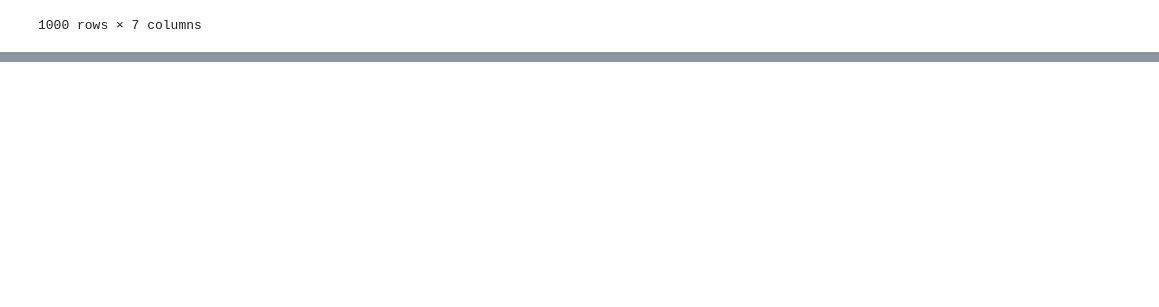
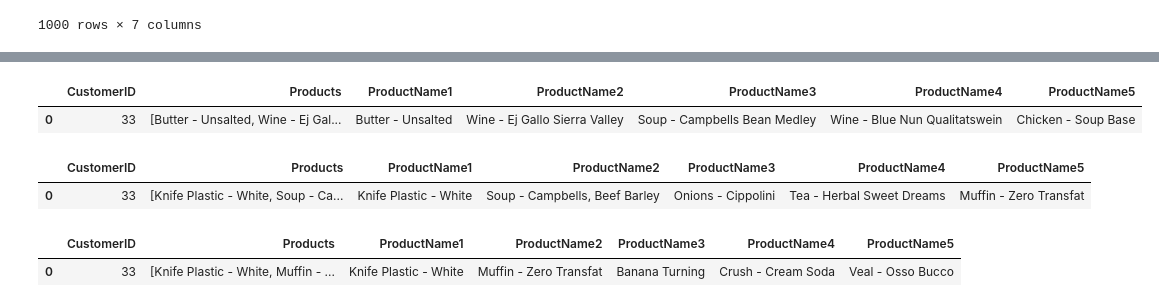
Before and after one commit to elvestevez/dataptmad0522_labs, a Jupyter notebook: extra-work/m2/lab-intro-recommender-systems/your-code/main.ipynb, the cells around one changed output, grey strips where cells are left out. Cells and saved outputs as stored; diff of their text form; code cells hidden in the pictures; blank space fills up the shorter version.

```diff
--- a/extra-work/m2/lab-intro-recommender-systems/your-code/main.ipynb
+++ b/extra-work/m2/lab-intro-recommender-systems/your-code/main.ipynb
@@ -503,6 +503,6 @@ df_split = pd.DataFrame(df_cus_top_pro['Products'].to_list(), columns=['ProductN
                                                                        'ProductName3',
                                                                        'ProductName4',
                                                                        'ProductName5'])
-df_cus_top_pro = pd.concat([df_cus_top_pro, df_split], axis=1)
-df_cus_top_pro
+df_cus_top_pro1 = pd.concat([df_cus_top_pro, df_split], axis=1)
+df_cus_top_pro1
 # %% [output]
@@ -556,8 +556,8 @@ df_split = pd.DataFrame(df_cus_top_pro['Products'].to_list(), columns=['ProductN
                                                                        'ProductName3',
                                                                        'ProductName4',
                                                                        'ProductName5'])
-df_cus_top_pro = pd.concat([df_cus_top_pro, df_split], axis=1)
-df_cus_top_pro
+df_cus_top_pro2 = pd.concat([df_cus_top_pro, df_split], axis=1)
+df_cus_top_pro2
 # %% [output]
 |  | CustomerID | Products | ProductName1 | ProductName2 | ProductName3 | ProductName4 | ProductName5 |
 | 0 | 33 | [Knife Plastic - White, Soup - Ca... | Knife Plastic - White | Soup - Campbells, Beef Barley | Onions - Cippolini | Tea - Herbal Sweet Dreams | Muffin - Zero Transfat |
@@ -607,8 +607,8 @@ df_split = pd.DataFrame(df_cus_top_pro['Products'].to_list(), columns=['ProductN
                                                                        'ProductName3',
                                                                        'ProductName4',
                                                                        'ProductName5'])
-df_cus_top_pro = pd.concat([df_cus_top_pro, df_split], axis=1)
-df_cus_top_pro
+df_cus_top_pro3 = pd.concat([df_cus_top_pro, df_split], axis=1)
+df_cus_top_pro3
 # %% [output]
 |  | CustomerID | Products | ProductName1 | ProductName2 | ProductName3 | ProductName4 | ProductName5 |
 | 0 | 33 | [Knife Plastic - White, Muffin - ... | Knife Plastic - White | Muffin - Zero Transfat | Banana Turning | Crush - Cream Soda | Veal - Osso Bucco |
@@ -676,0 +626,11 @@ df_cus_top_pro
+# %%
+display(df_cus_top_pro1.loc[df_cus_top_pro1['CustomerID'] == 33])
+display(df_cus_top_pro2.loc[df_cus_top_pro2['CustomerID'] == 33])
+display(df_cus_top_pro3.loc[df_cus_top_pro3['CustomerID'] == 33])
+# %% [output]
+|  | CustomerID | Products | ProductName1 | ProductName2 | ProductName3 | ProductName4 | ProductName5 |
+| 0 | 33 | [Butter - Unsalted, Wine - Ej Gal... | Butter - Unsalted | Wine - Ej Gallo Sierra Valley | Soup - Campbells Bean Medley | Wine - Blue Nun Qualitatswein | Chicken - Soup Base |
+|  | CustomerID | Products | ProductName1 | ProductName2 | ProductName3 | ProductName4 | ProductName5 |
+| 0 | 33 | [Knife Plastic - White, Soup - Ca... | Knife Plastic - White | Soup - Campbells, Beef Barley | Onions - Cippolini | Tea - Herbal Sweet Dreams | Muffin - Zero Transfat |
+|  | CustomerID | Products | ProductName1 | ProductName2 | ProductName3 | ProductName4 | ProductName5 |
+| 0 | 33 | [Knife Plastic - White, Muffin - ... | Knife Plastic - White | Muffin - Zero Transfat | Banana Turning | Crush - Cream Soda | Veal - Osso Bucco |
```
Also changed, not shown: parts of 3 cells of this notebook.
